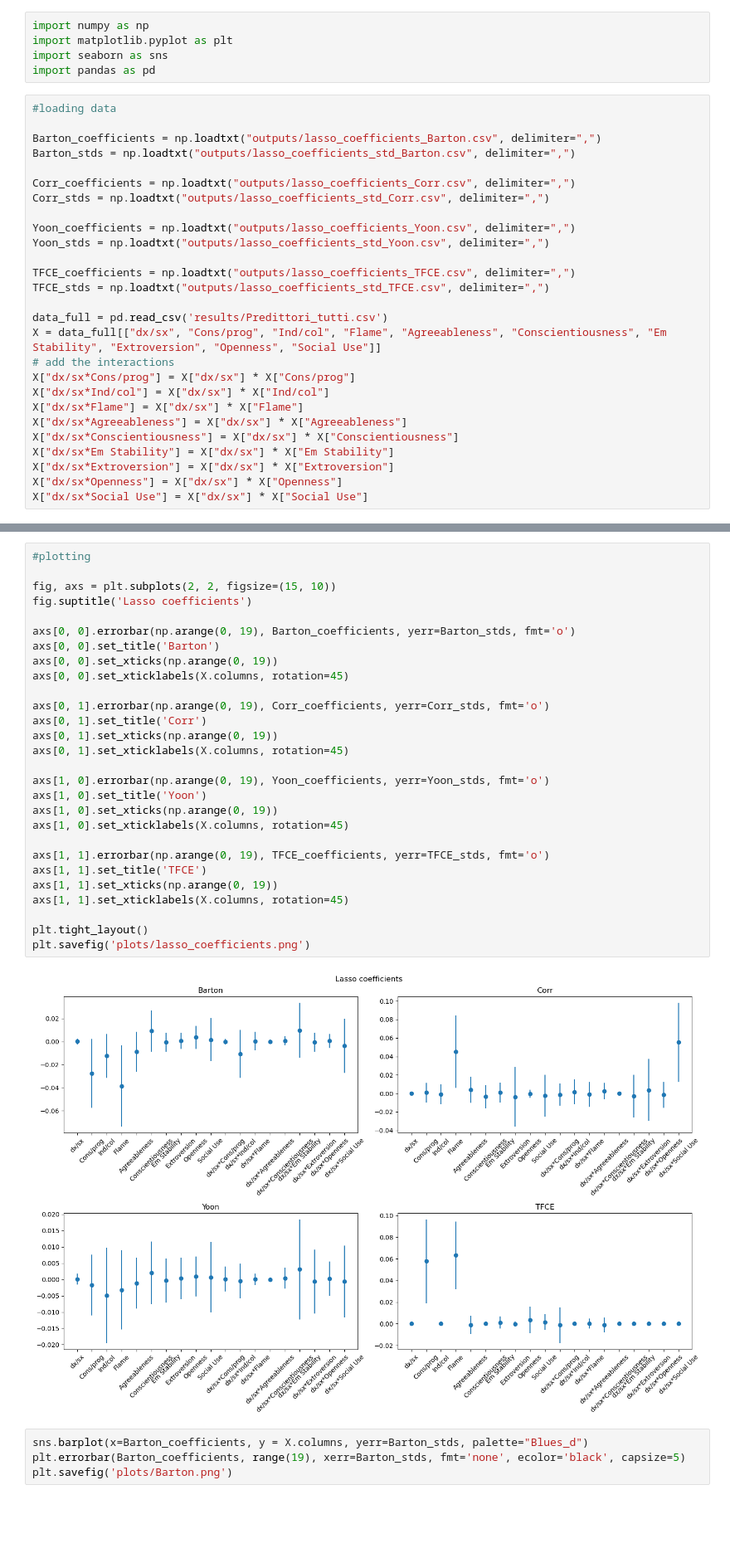
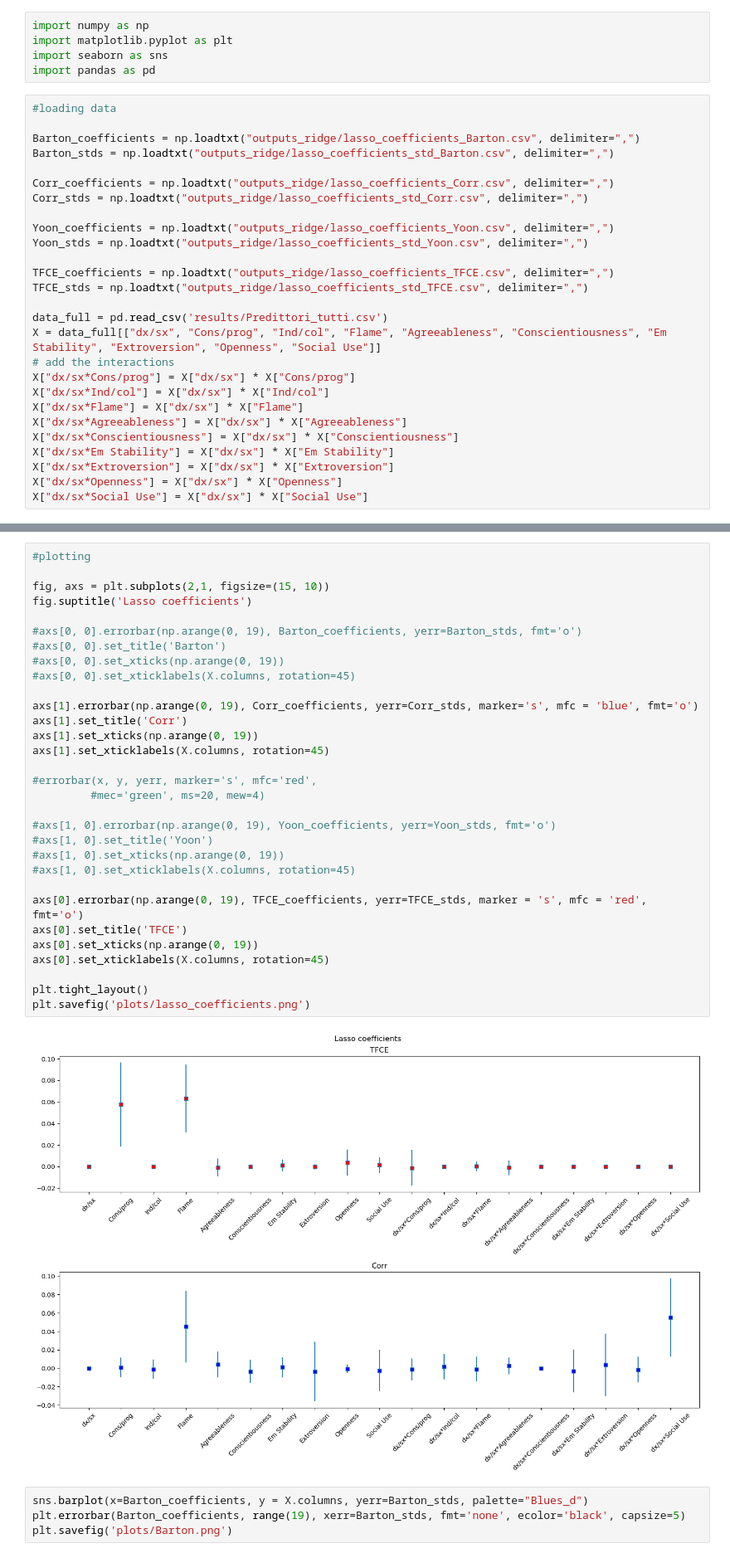
Before and after one commit to tramaglino/Social-Projection, a Jupyter notebook: plots.ipynb, the cells around one changed output, grey strips where cells are left out. Shown at 83% size. Saved outputs shown, nothing was run; the diff lists cells and outputs as text; blank space fills up the shorter version.

```diff
--- a/plots.ipynb
+++ b/plots.ipynb
@@ -6,17 +6,17 @@ import pandas as pd
 # %%
 #loading data
 
-Barton_coefficients = np.loadtxt("outputs/lasso_coefficients_Barton.csv", delimiter=",")
-Barton_stds = np.loadtxt("outputs/lasso_coefficients_std_Barton.csv", delimiter=",")
+Barton_coefficients = np.loadtxt("outputs_ridge/lasso_coefficients_Barton.csv", delimiter=",")
+Barton_stds = np.loadtxt("outputs_ridge/lasso_coefficients_std_Barton.csv", delimiter=",")
 
-Corr_coefficients = np.loadtxt("outputs/lasso_coefficients_Corr.csv", delimiter=",")
-Corr_stds = np.loadtxt("outputs/lasso_coefficients_std_Corr.csv", delimiter=",")
+Corr_coefficients = np.loadtxt("outputs_ridge/lasso_coefficients_Corr.csv", delimiter=",")
+Corr_stds = np.loadtxt("outputs_ridge/lasso_coefficients_std_Corr.csv", delimiter=",")
 
-Yoon_coefficients = np.loadtxt("outputs/lasso_coefficients_Yoon.csv", delimiter=",")
-Yoon_stds = np.loadtxt("outputs/lasso_coefficients_std_Yoon.csv", delimiter=",")
+Yoon_coefficients = np.loadtxt("outputs_ridge/lasso_coefficients_Yoon.csv", delimiter=",")
+Yoon_stds = np.loadtxt("outputs_ridge/lasso_coefficients_std_Yoon.csv", delimiter=",")
 
-TFCE_coefficients = np.loadtxt("outputs/lasso_coefficients_TFCE.csv", delimiter=",")
-TFCE_stds = np.loadtxt("outputs/lasso_coefficients_std_TFCE.csv", delimiter=",")
+TFCE_coefficients = np.loadtxt("outputs_ridge/lasso_coefficients_TFCE.csv", delimiter=",")
+TFCE_stds = np.loadtxt("outputs_ridge/lasso_coefficients_std_TFCE.csv", delimiter=",")
 
 data_full = pd.read_csv('results/Predittori_tutti.csv')
 X = data_full[["dx/sx", "Cons/prog", "Ind/col", "Flame", "Agreeableness", "Conscientiousness", "Em Stability", "Extroversion", "Openness", "Social Use"]]
@@ -35,33 +51,36 @@ FileNotFoundError: lasso_coefficients_Barton.csv not found.
 # %%
 #plotting
 
-fig, axs = plt.subplots(2, 2, figsize=(15, 10))
+fig, axs = plt.subplots(2,1, figsize=(15, 10))
 fig.suptitle('Lasso coefficients')
 
-axs[0, 0].errorbar(np.arange(0, 19), Barton_coefficients, yerr=Barton_stds, fmt='o')
-axs[0, 0].set_title('Barton')
-axs[0, 0].set_xticks(np.arange(0, 19))
-axs[0, 0].set_xticklabels(X.columns, rotation=45)
+#axs[0, 0].errorbar(np.arange(0, 19), Barton_coefficients, yerr=Barton_stds, fmt='o')
+#axs[0, 0].set_title('Barton')
+#axs[0, 0].set_xticks(np.arange(0, 19))
+#axs[0, 0].set_xticklabels(X.columns, rotation=45)
 
-axs[0, 1].errorbar(np.arange(0, 19), Corr_coefficients, yerr=Corr_stds, fmt='o')
-axs[0, 1].set_title('Corr')
-axs[0, 1].set_xticks(np.arange(0, 19))
-axs[0, 1].set_xticklabels(X.columns, rotation=45)
+axs[1].errorbar(np.arange(0, 19), Corr_coefficients, yerr=Corr_stds, marker='s', mfc = 'blue', fmt='o')
+axs[1].set_title('Corr')
+axs[1].set_xticks(np.arange(0, 19))
+axs[1].set_xticklabels(X.columns, rotation=45)
 
-axs[1, 0].errorbar(np.arange(0, 19), Yoon_coefficients, yerr=Yoon_stds, fmt='o')
-axs[1, 0].set_title('Yoon')
-axs[1, 0].set_xticks(np.arange(0, 19))
-axs[1, 0].set_xticklabels(X.columns, rotation=45)
+#errorbar(x, y, yerr, marker='s', mfc='red',
+         #mec='green', ms=20, mew=4)
 
-axs[1, 1].errorbar(np.arange(0, 19), TFCE_coefficients, yerr=TFCE_stds, fmt='o')
-axs[1, 1].set_title('TFCE')
-axs[1, 1].set_xticks(np.arange(0, 19))
-axs[1, 1].set_xticklabels(X.columns, rotation=45)
+#axs[1, 0].errorbar(np.arange(0, 19), Yoon_coefficients, yerr=Yoon_stds, fmt='o')
+#axs[1, 0].set_title('Yoon')
+#axs[1, 0].set_xticks(np.arange(0, 19))
+#axs[1, 0].set_xticklabels(X.columns, rotation=45)
+
+axs[0].errorbar(np.arange(0, 19), TFCE_coefficients, yerr=TFCE_stds, marker = 's', mfc = 'red', fmt='o')
+axs[0].set_title('TFCE')
+axs[0].set_xticks(np.arange(0, 19))
+axs[0].set_xticklabels(X.columns, rotation=45)
 
 plt.tight_layout()
 plt.savefig('plots/lasso_coefficients.png')
 # %% [output]
-[figure, old version]
+[figure, new version]
 # %%
 sns.barplot(x=Barton_coefficients, y = X.columns, yerr=Barton_stds, palette="Blues_d")
 plt.errorbar(Barton_coefficients, range(19), xerr=Barton_stds, fmt='none', ecolor='black', capsize=5)
```
Also changed, not shown: parts of 1 cell of this notebook, 1 other file.
